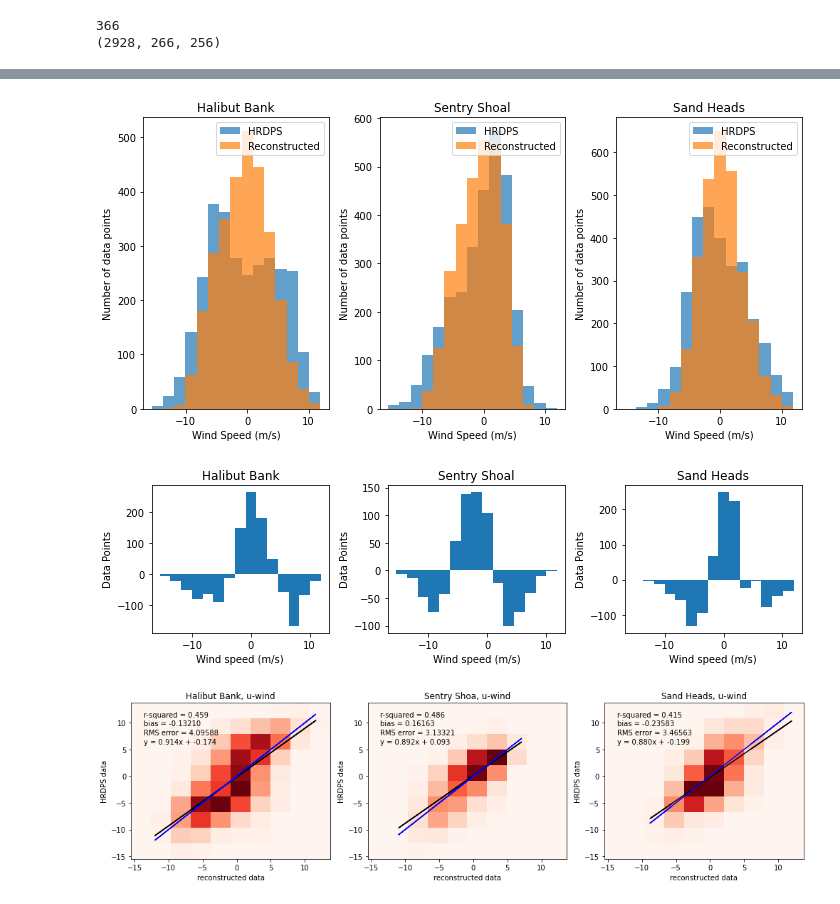
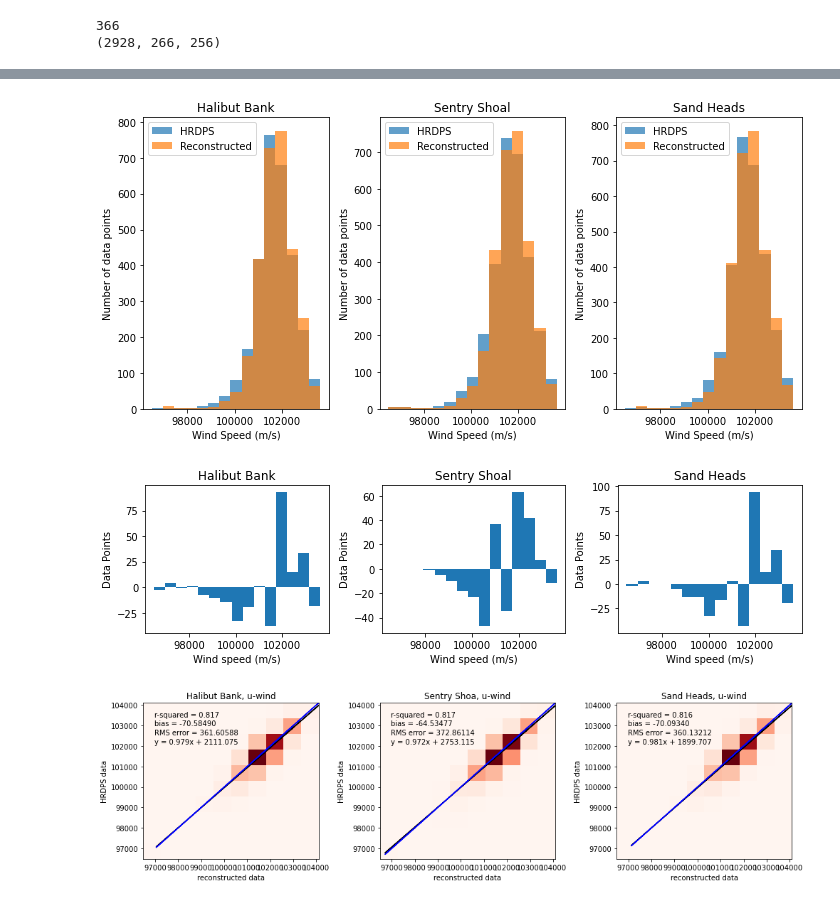
Before and after one commit to UBC-MOAD/analysis-armaan, a Jupyter notebook: notebooks/generalPredictions4.ipynb, the cells around one changed output, grey strips where cells are left out. Saved outputs shown, nothing was run; the diff lists cells and outputs as text; code cells hidden in the pictures.

```diff
--- a/notebooks/generalPredictions4.ipynb
+++ b/notebooks/generalPredictions4.ipynb
@@ -366,0 +381,10 @@ data_rec = reconstruct(can08_mat, mean_2008, can07_PCs, can07_me, hr07_PCs, hr07
+# %%
+##import results of previous runs
+df = pd.read_csv('/ocean/arandhawa/MOAD/analysis-armaan/notebooks/recon08_atmpres.csv')
+
+HB = np.array( df['HB_hr'])
+SS = np.array(df['SS_hr'])
+SH = np.array(df['SH_hr'])
+HB_rec = np.array(df['HB_recon'])
+SS_rec = np.array(df['SS_recon'])
+SH_rec = np.array(df['SH_recon'])
@@ -403,44 +429,44 @@ Average RMSE: 3.5896630451863962
 # %%
 min = np.min([np.min(HB), np.min(SH), np.min(SS)])
 max = np.max([np.max(HB), np.max(SH), np.max(SS)])
 diff = max - min
 nums = np.arange(min, max, (max - min)/16)
 
 fig, ax = plt.subplots(1, 3, figsize=(10, 5))
 
 ax[0].set_title("Halibut Bank")
 ax[0].hist(HB, bins = nums, label = "HRDPS", alpha = 0.7)
-ax[0].hist(data_rec[:,142,139], bins = nums, label = "Reconstructed", alpha = 0.7)
+ax[0].hist(HB_rec, bins = nums, label = "Reconstructed", alpha = 0.7)
 ax[0].set_xlabel("Wind Speed (m/s)")
 ax[0].set_ylabel("Number of data points")
 ax[0].legend()
 
 ax[1].set_title("Sentry Shoal")
 ax[1].hist(SS, bins = nums, label = "HRDPS", alpha = 0.7)
-ax[1].hist(data_rec[:,174,107], bins = nums, label = "Reconstructed", alpha = 0.7)
+ax[1].hist(SS_rec, bins = nums, label = "Reconstructed", alpha = 0.7)
 ax[1].set_xlabel("Wind Speed (m/s)")
 ax[1].set_ylabel("Number of data points")
 ax[1].legend()
 
 ax[2].set_title("Sand Heads")
 ax[2].hist(SH, bins = nums,  label = "HRDPS", alpha = 0.7)
-ax[2].hist(data_rec[:,129,149], bins = nums, label = "Reconstructed", alpha = 0.7)
+ax[2].hist(SH_rec, bins = nums, label = "Reconstructed", alpha = 0.7)
 ax[2].set_xlabel("Wind Speed (m/s)")
 ax[2].set_ylabel("Number of data points")
 ax[2].legend()
 
 plt.tight_layout()
 # %% [output]
-[figure, old version]
+[figure, new version]
 # %%
 a1 = np.histogram(HB, bins = nums)
-b1 = np.histogram(data_rec[:,142,139], bins = nums)
+b1 = np.histogram(HB_rec, bins = nums)
 
 a2 = np.histogram(SS, bins = nums)
-b2 = np.histogram(data_rec[:,174,107], bins = nums)
+b2 = np.histogram(SS_rec, bins = nums)
 
 a3 = np.histogram(SH, bins = nums)
-b3 = np.histogram(data_rec[:,129,149], bins = nums)
+b3 = np.histogram(SH_rec, bins = nums)
 
 # calc middle of bin and width of bin
 axes = [(a1[1][x]+a1[1][x+1])/2 for x in range(len(a1[1])-1)]
@@ -460,7 +486,7 @@ for i in range(3):
     ax[i].set_ylabel("Data Points")
 plt.tight_layout()
 # %% [output]
-[figure, old version]
+[figure, new version]
 # %%
 metrics = np.zeros((3, 3))
 
@@ -497,25 +523,25 @@ def helper(x, y, ax, i):
 fig, ax = plt.subplots(1, 3, figsize = (14, 4))
 ##Habibut bank
 y = HB
-x = data_rec[:, 142, 139]
+x = HB_rec
 ax[0].set_title("Halibut Bank, u-wind")
 helper(x, y, ax, 0)
 
 ##Sentry Shoal
 y = SS
-x = data_rec[:,174, 107]
+x = SS_rec
 ax[1].set_title("Sentry Shoa, u-wind")
 helper(x, y, ax, 1)
 
 ##Sand Heads
 y = SH
-x = data_rec[:,129,149]
+x = SH_rec
 ax[2].set_title("Sand Heads, u-wind")
 helper(x, y, ax, 2)
 
 plt.tight_layout()
 # %% [output]
-[figure, old version]
+[figure, new version]
 # %%
 print(np.mean(metrics, axis = 0))
 # %% [output]
```
Also changed, not shown: parts of 23 cells of this notebook, 3 other files.
